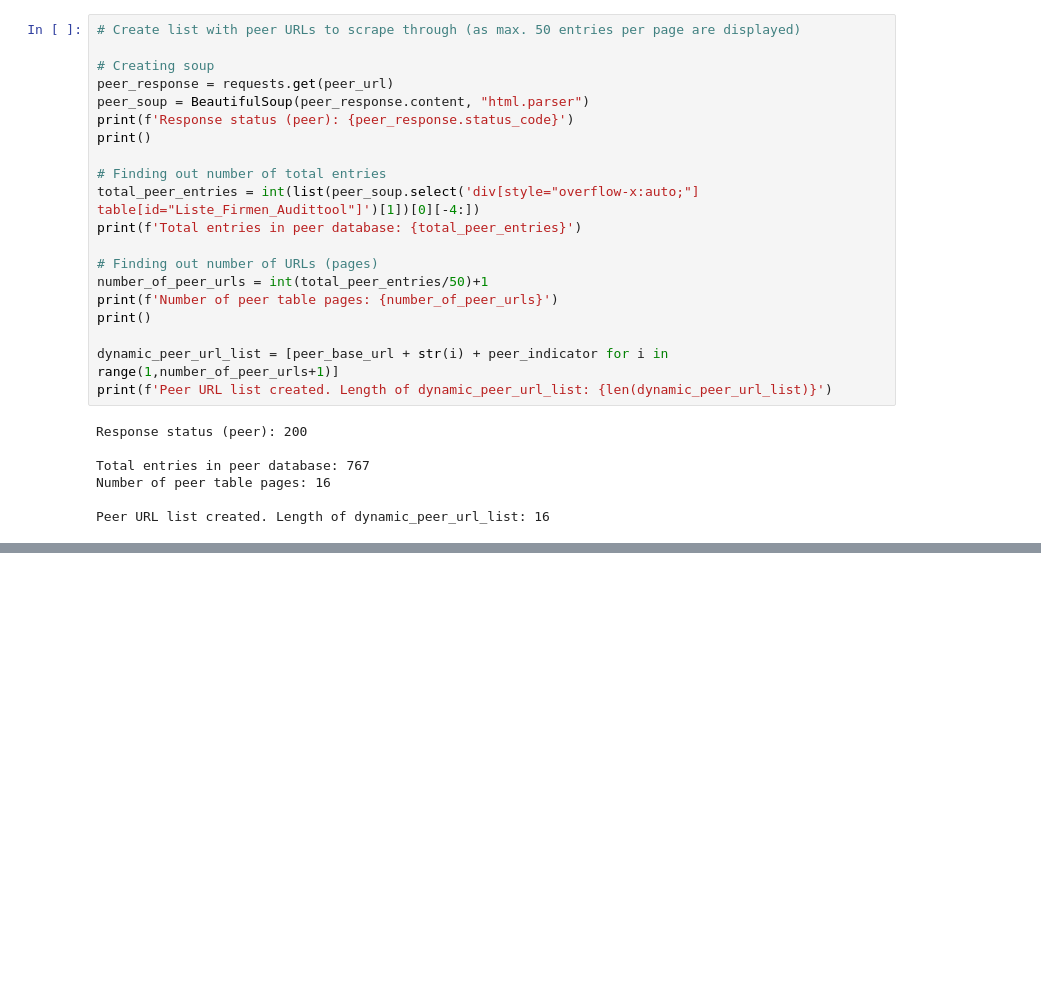
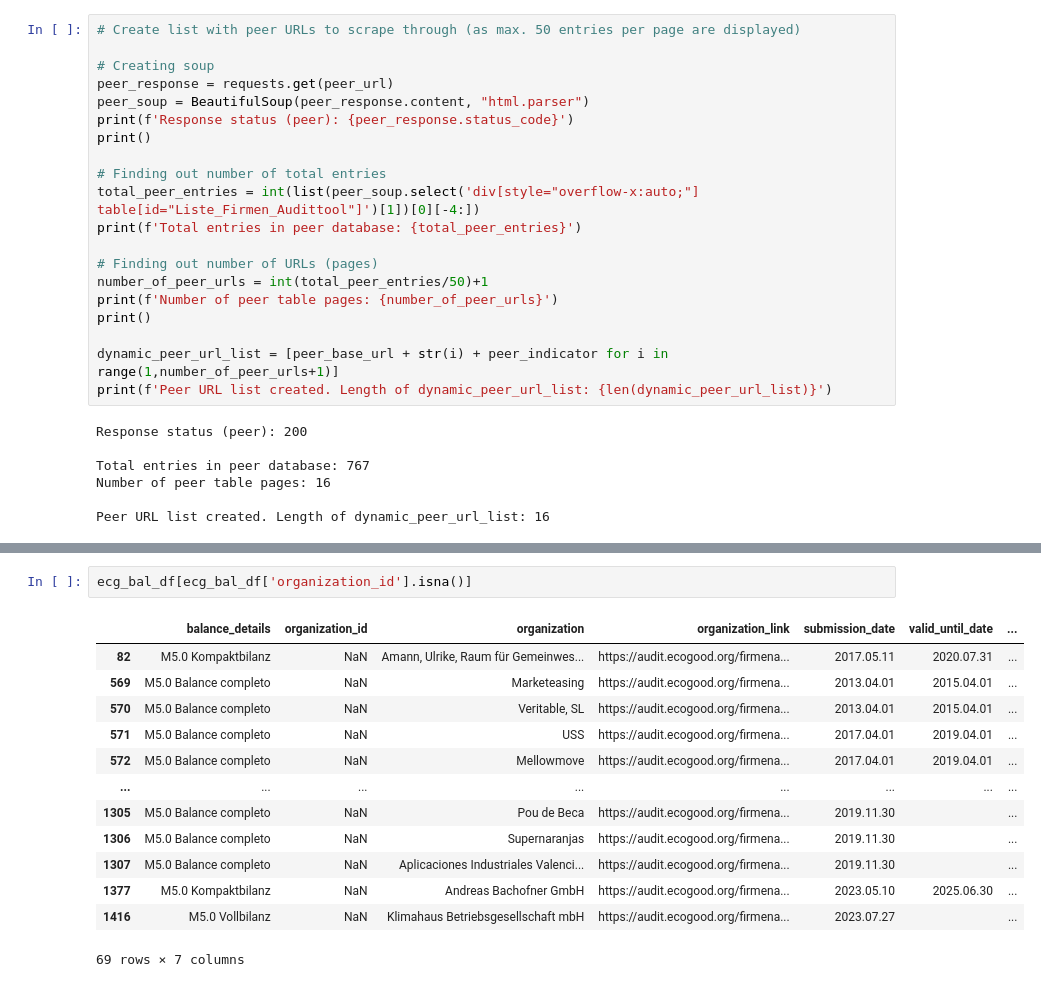
Before and after one commit to seblap86/economy-for-the-common-good, a Jupyter notebook: data/scraping/webscraping_ecg_database.ipynb, the cells around one changed output, grey strips where cells are left out. Saved outputs shown, nothing was run; the diff lists cells and outputs as text; blank space fills up the shorter version.

```diff
--- a/data/scraping/webscraping_ecg_database.ipynb
+++ b/data/scraping/webscraping_ecg_database.ipynb
@@ -1468,0 +1680,16 @@ dynamic_peer_url_list
+# %%
+ecg_bal_df[ecg_bal_df['organization_id'].isna()]
+# %% [output]
+|  | balance_details | organization_id | organization | organization_link | submission_date | valid_until_date | ... |
+| 82 | M5.0 Kompaktbilanz | NaN | Amann, Ulrike, Raum für Gemeinwes... | https://audit.ecogood.org/firmena... | 2017.05.11 | 2020.07.31 | ... |
+| 569 | M5.0 Balance completo | NaN | Marketeasing | https://audit.ecogood.org/firmena... | 2013.04.01 | 2015.04.01 | ... |
+| 570 | M5.0 Balance completo | NaN | Veritable, SL | https://audit.ecogood.org/firmena... | 2013.04.01 | 2015.04.01 | ... |
+| 571 | M5.0 Balance completo | NaN | USS | https://audit.ecogood.org/firmena... | 2017.04.01 | 2019.04.01 | ... |
+| 572 | M5.0 Balance completo | NaN | Mellowmove | https://audit.ecogood.org/firmena... | 2017.04.01 | 2019.04.01 | ... |
+| ... | ... | ... | ... | ... | ... | ... | ... |
+| 1305 | M5.0 Balance completo | NaN | Pou de Beca | https://audit.ecogood.org/firmena... | 2019.11.30 |  | ... |
+| 1306 | M5.0 Balance completo | NaN | Supernaranjas | https://audit.ecogood.org/firmena... | 2019.11.30 |  | ... |
+| 1307 | M5.0 Balance completo | NaN | Aplicaciones Industriales Valenci... | https://audit.ecogood.org/firmena... | 2019.11.30 |  | ... |
+| 1377 | M5.0 Kompaktbilanz | NaN | Andreas Bachofner GmbH | https://audit.ecogood.org/firmena... | 2023.05.10 | 2025.06.30 | ... |
+| 1416 | M5.0 Vollbilanz | NaN | Klimahaus Betriebsgesellschaft mbH | https://audit.ecogood.org/firmena... | 2023.07.27 |  | ... |
+69 rows × 7 columns
```
Also changed, not shown: parts of 18 cells of this notebook.
